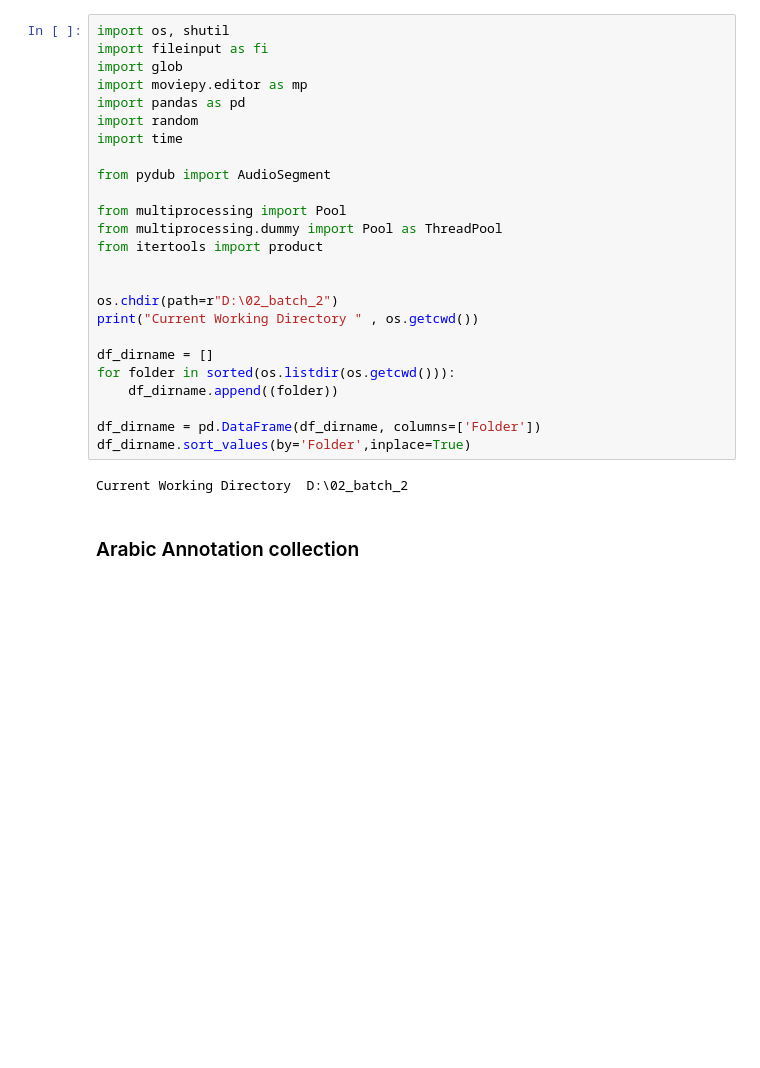
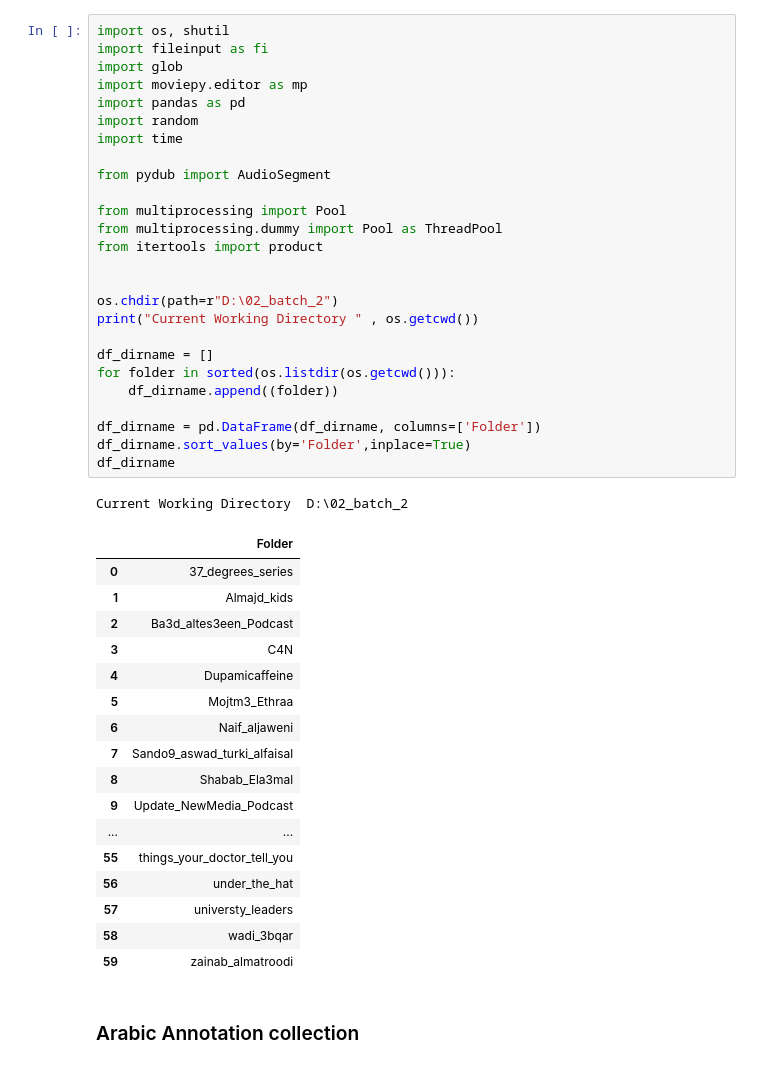
Before and after one commit to xs2wasif/arabic_speech_recognition, a Jupyter notebook: audioTextRandomSampling.ipynb, the cells around one changed output. Saved outputs shown, nothing was run; the diff lists cells and outputs as text; blank space fills up the shorter version.

```diff
--- a/audioTextRandomSampling.ipynb
+++ b/audioTextRandomSampling.ipynb
@@ -1,30 +1,48 @@
 # %%
 import os, shutil
 import fileinput as fi
 import glob
 import moviepy.editor as mp
 import pandas as pd
 import random
 import time
 
 from pydub import AudioSegment
 
 from multiprocessing import Pool
 from multiprocessing.dummy import Pool as ThreadPool
 from itertools import product
 
 
 os.chdir(path=r"D:\02_batch_2")
 print("Current Working Directory " , os.getcwd())
 
 df_dirname = []
 for folder in sorted(os.listdir(os.getcwd())):
     df_dirname.append((folder))
 
 df_dirname = pd.DataFrame(df_dirname, columns=['Folder'])
 df_dirname.sort_values(by='Folder',inplace=True)
+df_dirname
 # %% [output]
 Current Working Directory  D:\02_batch_2
+|  | Folder |
+| 0 | 37_degrees_series |
+| 1 | Almajd_kids |
+| 2 | Ba3d_altes3een_Podcast |
+| 3 | C4N |
+| 4 | Dupamicaffeine |
+| 5 | Mojtm3_Ethraa |
+| 6 | Naif_aljaweni |
+| 7 | Sando9_aswad_turki_alfaisal |
+| 8 | Shabab_Ela3mal |
+| 9 | Update_NewMedia_Podcast |
+| ... | ... |
+| 55 | things_your_doctor_tell_you |
+| 56 | under_the_hat |
+| 57 | universty_leaders |
+| 58 | wadi_3bqar |
+| 59 | zainab_almatroodi |
 # %% [markdown]
 ### Arabic Annotation collection
 # %%
```
Also changed, not shown: 1 other file.
